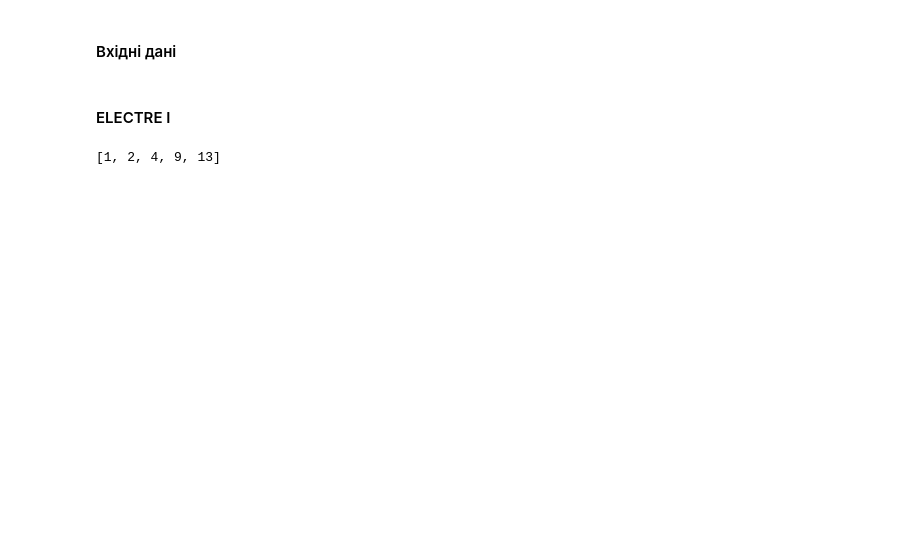
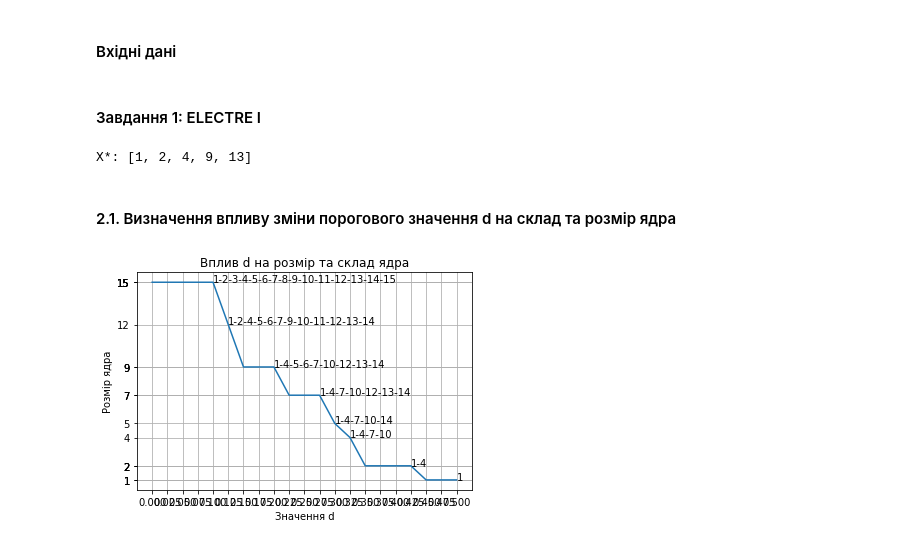
Before and after one commit to ojdmytruk/DecisionTheory_sem7, a Jupyter notebook: TPR_lab4/TPR_lab4.ipynb, the cells around one changed output. Saved outputs shown, nothing was run; the diff lists cells and outputs as text; code cells hidden in the pictures; blank space fills up the shorter version.

Commit message:
electre I, +task2

```diff
--- a/TPR_lab4/TPR_lab4.ipynb
+++ b/TPR_lab4/TPR_lab4.ipynb
@@ -25,9 +27,9 @@ weights = [ 4, 1, 5, 6, 4, 2, 1, 2, 9, 2, 6, 1]
 c = 0.660
 d = 0.461
 # %% [markdown]
-#### ELECTRE I
+#### Завдання 1: ELECTRE I
 # %%
-#
+# підрахунок max(Wj|aj-bj|)
 def count_diff_ai_bi(alternatives_matrix, weights_array):
     alt = np.array(alternatives_matrix)
     weights = np.array(weights_array)
@@ -36,8 +38,7 @@ def count_diff_ai_bi(alternatives_matrix, weights_array):
         diffs_ai_bi.append(weights[i]*(np.amax(alt[:, i])-np.amin(alt[:,i])))
     return diffs_ai_bi
 
-#count_diff_ai_bi(alternatives, weights)
-
+# сума Pij(+) та Pij(=)
 def sum_ij(a1, a2, weights_array):
     result_sum = 0
     for i in range(0, len(a1)):
@@ -45,6 +46,7 @@ def sum_ij(a1, a2, weights_array):
             result_sum += weights_array[i]
     return result_sum
 
+# формування матриці с
 def c_matrix(alternatives_matrix, weights_array):
     result_matrix = [[0]*15 for i in range(15)]
     weights_sum = np.sum(weights_array)
@@ -52,27 +54,24 @@ def c_matrix(alternatives_matrix, weights_array):
         for j in range(0, 15):
             if i != j:
                 result_matrix[i][j] = sum_ij(alternatives_matrix[i], alternatives_matrix[j], weights_array)/weights_sum
-    f = open("с_matrix.txt", "w")
-    for i in range(0,len(result_matrix)):
-        for j in range(0,len(result_matrix)):
-            f.write(" {:.3f} ".format(result_matrix[i][j]))
-        f.write('\n')
-    f.close()
     return result_matrix
-#c_matrix(alternatives, weights)
 
+# підрахунок dij
 def d_ij(a1, a2, weights_array, diffs_ai_bi):
     diffs = []
     selected_diffs_ai_bi = []
     for i in range(0, len(a1)):
         if a1[i] < a2[i]:
+            # обчислюємо Wj|xj-yj|
             diffs.append(weights_array[i]*(a2[i]-a1[i]))
             selected_diffs_ai_bi.append(diffs_ai_bi[i])
+    # max{Wj|xj-yj|}/max{Wj|aj-bj|}
     try:
         return np.amax(diffs)/np.amax(selected_diffs_ai_bi)
     except:
         return 0
 
+# формування матриці d
 def d_matrix(alternatives_matrix, weights_array):
     result_matrix = [[1]*15 for i in range(15)]
     diffs_ai_bi = count_diff_ai_bi(alternatives_matrix, weights_array)
@@ -80,25 +79,32 @@ def d_matrix(alternatives_matrix, weights_array):
         for j in range(0, 15):
             if i != j:
                 result_matrix[i][j] = d_ij(alternatives_matrix[i], alternatives_matrix[j], weights_array, diffs_ai_bi)
-    f = open("d_matrix.txt", "w")
-    for i in range(0,len(result_matrix)):
-        for j in range(0,len(result_matrix)):
-            f.write(" {:.3f} ".format(result_matrix[i][j]))
+    return result_matrix
+
+def write_to_file(filename, matrix):
+    f = open(filename, "w")
+    for i in range(0,len(matrix)):
+        for j in range(0,len(matrix)):
+            f.write(" {:.3f} ".format(matrix[i][j]))
         f.write('\n')
     f.close()
-    return result_matrix
 
-#d_matrix(alternatives, weights)
-#
+# ELECTRE I
 def electre_I(alternatives_matrix, weights_array, c, d):
+    # формуємо матрисі c та d
     C_matrix = np.array(c_matrix(alternatives_matrix, weights_array))
     D_matrix = np.array(d_matrix(alternatives_matrix, weights_array))
+    write_to_file("c_matrix.txt", C_matrix)
+    write_to_file("d_matrix.txt", D_matrix)
     R = []
     X = []
     for i in range(0, len(C_matrix)):
         for j in range(0, len(C_matrix)):
+            # якщо виконується необхідна (Сху>=C) та достатня (Dxy<=D) умови
+            # альтернатива i переважає над j
             if i != j and C_matrix[i][j] >= c and D_matrix[i][j] <= d:
                 R.append([i, j])
+    # додавання до ядра елементів, які є непорівнюваними (не увійшли до списку, внутрішня стійкість)
     for i in range(0, 15):
         flag = True
         for j in range(0, len(R)):
@@ -107,6 +113,8 @@ def electre_I(alternatives_matrix, weights_array, c, d):
                 break
         if flag:
             X.append(i)
+    # перевірка на зовнішню стійкість (чи не переважає який-небудь елемент над елементом, який переважає над іншим)
+    # та додавання зовнішньо стійких до ядра
     for i in range(0, len(R)):
         pair = R[i]
         x_candidate = pair[0]
@@ -124,6 +132,39 @@ def electre_I(alternatives_matrix, weights_array, c, d):
         X_result[i] = X_result[i] + 1
     return X_result
 
-electre_I(alternatives, weights, c, d)
+print("X*: {}".format(electre_I(alternatives, weights, c, d)))
 # %% [output]
-[1, 2, 4, 9, 13]
+X*: [1, 2, 4, 9, 13]
+# %% [markdown]
+#### 2.1. Визначення впливу зміни порогового значення d на склад та розмір ядра
+# %%
+c_fixed = 0.5
+# значення d з кроком 0.025
+d_values = [0, 0.025, 0.05, 0.075, 0.1, 0.125, 0.15, 0.175, 0.2, 0.225, 0.25, 0.275, 0.3, 0.325, 0.35, 0.375, 0.4, 0.425,
+            0.45, 0.475, 0.5]
+# розмір ядра
+kernels1 = []
+# склад ядра
+elements1 = []
+for i in range(0, len(d_values)):
+    result = electre_I(alternatives, weights, c_fixed, d_values[i])
+    kernels1.append(len(result))
+    elements1.append('-'.join(str(e) for e in result))
+
+fig = plt.figure()
+plt.plot(d_values, kernels1)
+plt.xticks(d_values)
+plt.yticks(kernels1)
+plt.title('Вплив d на розмір та склад ядра')
+plt.xlabel("Значення d")
+plt.ylabel("Розмір ядра")
+plt.grid(True)
+for i in range (0, len(elements1)):
+    try:
+        if kernels1[i] != kernels1[i+1]:
+            plt.text(d_values[i], kernels[i], elements1[i])
+    except:
+        plt.text(d_values[i], kernels1[i], elements1[i])
+plt.show()
+# %% [output]
+[figure, added]
```
Also changed, not shown: parts of 5 cells of this notebook, 1 other file.
